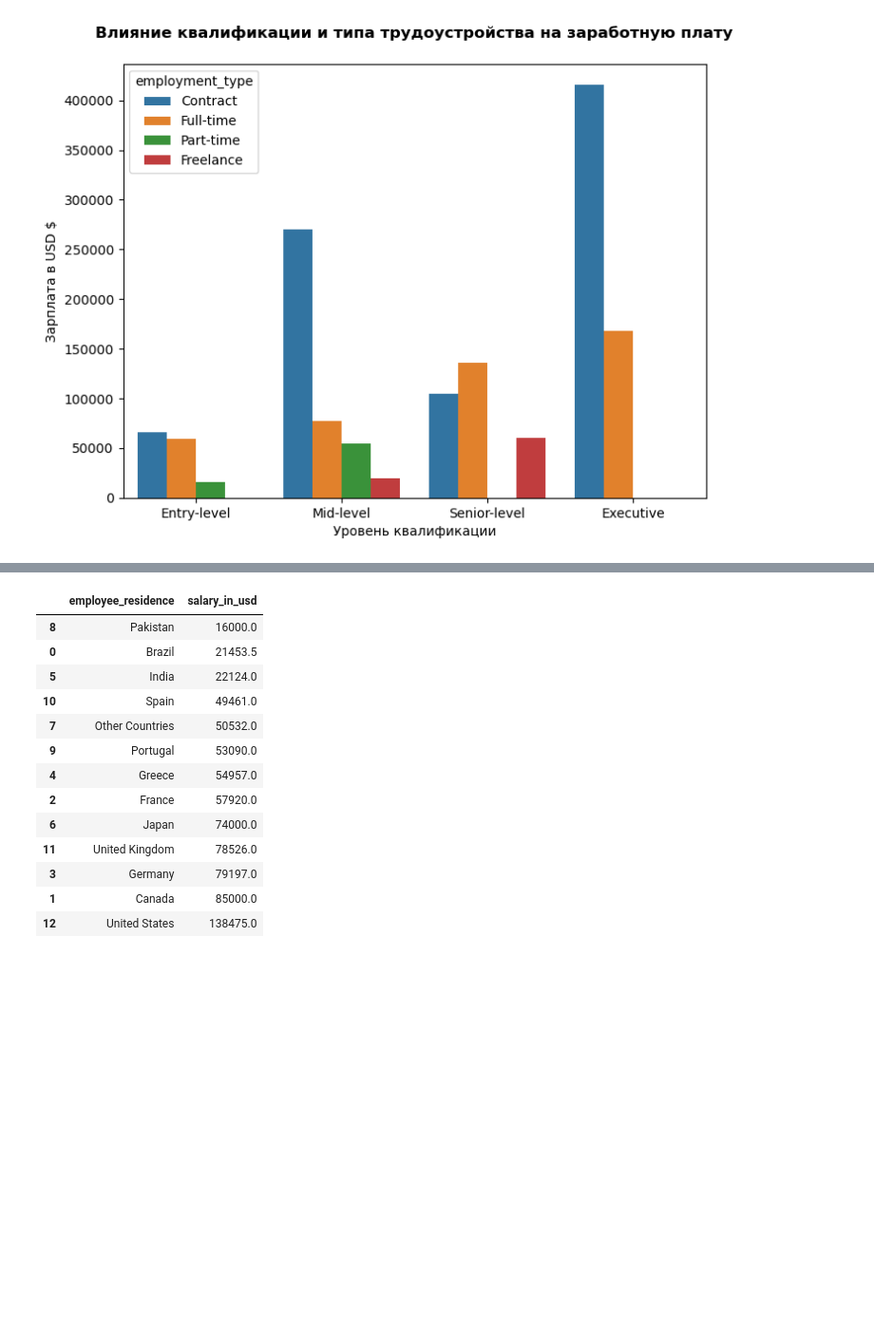
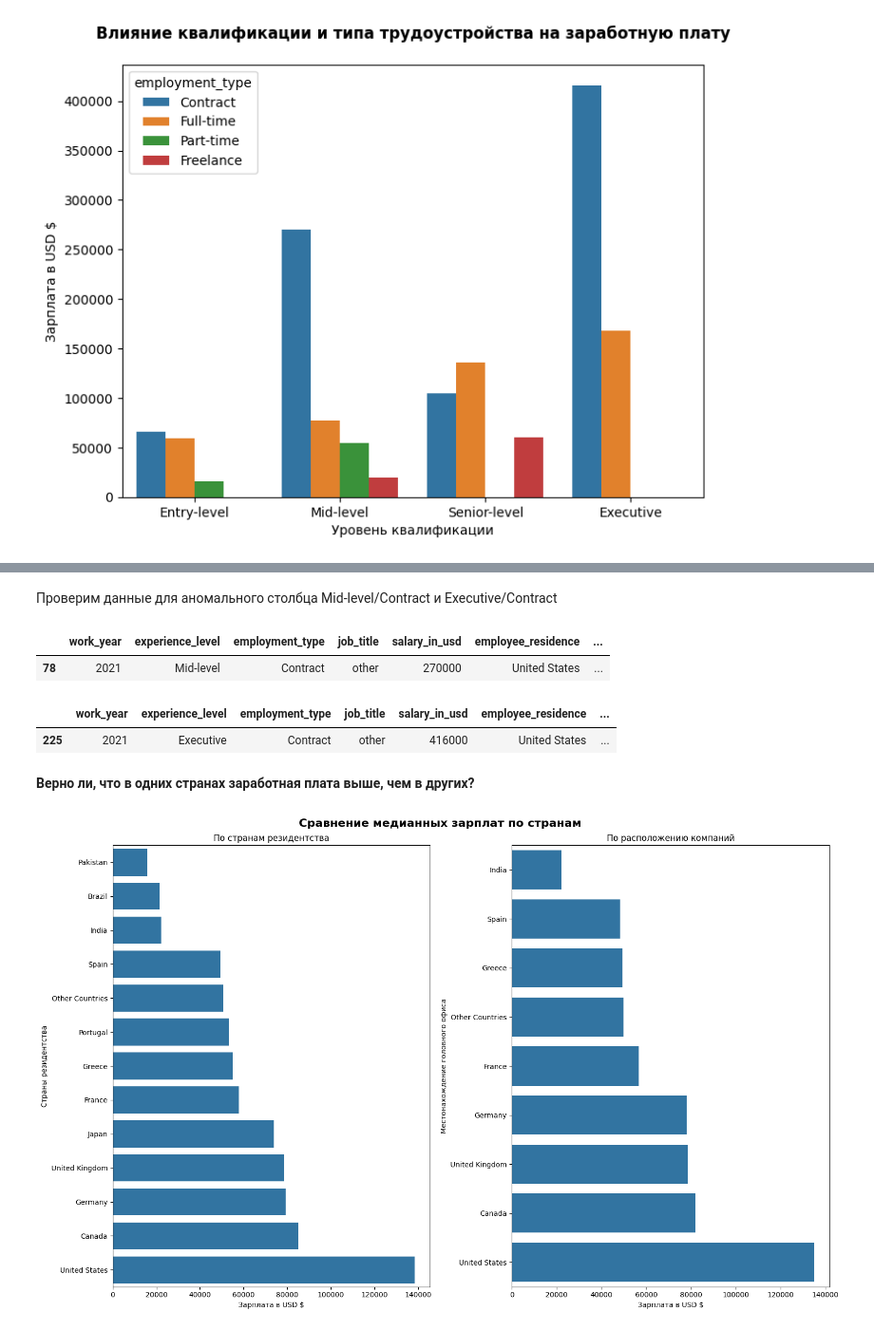
Before and after one commit to AlexKosuhin/SF_data_science, a Jupyter notebook: EDA_статистические тесты.ipynb, the cells around one changed output, grey strips where cells are left out. Shown at 95% size. Saved outputs shown, nothing was run; the diff lists cells and outputs as text; code cells hidden in the pictures; blank space fills up the shorter version.

```diff
--- a/EDA_статистические тесты.ipynb
+++ b/EDA_статистические тесты.ipynb
@@ -512,17 +416,46 @@ country_company_location_data = df.groupby('company_location')['salary_in_usd'].
-# %%
-country_employee_data
-# %% [output]
-|  | employee_residence | salary_in_usd |
-| 8 | Pakistan | 16000.0 |
-| 0 | Brazil | 21453.5 |
-| 5 | India | 22124.0 |
-| 10 | Spain | 49461.0 |
-| 7 | Other Countries | 50532.0 |
-| 9 | Portugal | 53090.0 |
-| 4 | Greece | 54957.0 |
-| 2 | France | 57920.0 |
-| 6 | Japan | 74000.0 |
-| 11 | United Kingdom | 78526.0 |
-| 3 | Germany | 79197.0 |
-| 1 | Canada | 85000.0 |
-| 12 | United States | 138475.0 |
+# %% [markdown]
+Проверим данные для аномального столбца Mid-level/Contract и Executive/Contract
+# %%
+data_mid_level_contract = df[(df['experience_level'] == 'Mid-level') & (df['employment_type'] == 'Contract')]
+data_mid_level_contract
+# %% [output]
+|  | work_year | experience_level | employment_type | job_title | salary_in_usd | employee_residence | ... |
+| 78 | 2021 | Mid-level | Contract | other | 270000 | United States | ... |
+# %%
+data_executive_level_contract = df[(df['experience_level'] == 'Executive') & (df['employment_type'] == 'Contract')]
+data_executive_level_contract
+# %% [output]
+|  | work_year | experience_level | employment_type | job_title | salary_in_usd | employee_residence | ... |
+| 225 | 2021 | Executive | Contract | other | 416000 | United States | ... |
+# %% [markdown]
+**Верно ли, что в одних странах заработная плата выше, чем в других?**
+# %%
+country_employee_data = df.groupby('employee_residence')['salary_in_usd'].median().reset_index().sort_values('salary_in_usd')
+country_company_location_data = df.groupby('company_location')['salary_in_usd'].median().reset_index().sort_values('salary_in_usd')
+fig, axes = plt.subplots(1, 2, figsize=(16, 10))
+
+barplot_1 = sns.barplot(
+    data=country_employee_data,
+    y='employee_residence',
+    x='salary_in_usd',
+    ax=axes[0])
+
+barplot_1.set_xlabel('Зарплата в USD $')
+barplot_1.set_ylabel('Страны резидентства')
+barplot_1.set_title('По странам резидентства')
+
+barplot_2 = sns.barplot(
+    data=country_company_location_data,
+    y='company_location',
+    x='salary_in_usd',
+    ax=axes[1])
+
+barplot_2.set_xlabel('Зарплата в USD $')
+barplot_2.set_ylabel('Местонахождение головного офиса')
+barplot_2.set_title('По расположению компаний')
+
+fig.suptitle('Сравнение медианных зарплат по странам', fontsize=16, fontweight='bold')
+plt.tight_layout()
+plt.show()
+# %% [output]
+[figure, added]
```
Also changed, not shown: parts of 70 cells of this notebook.
